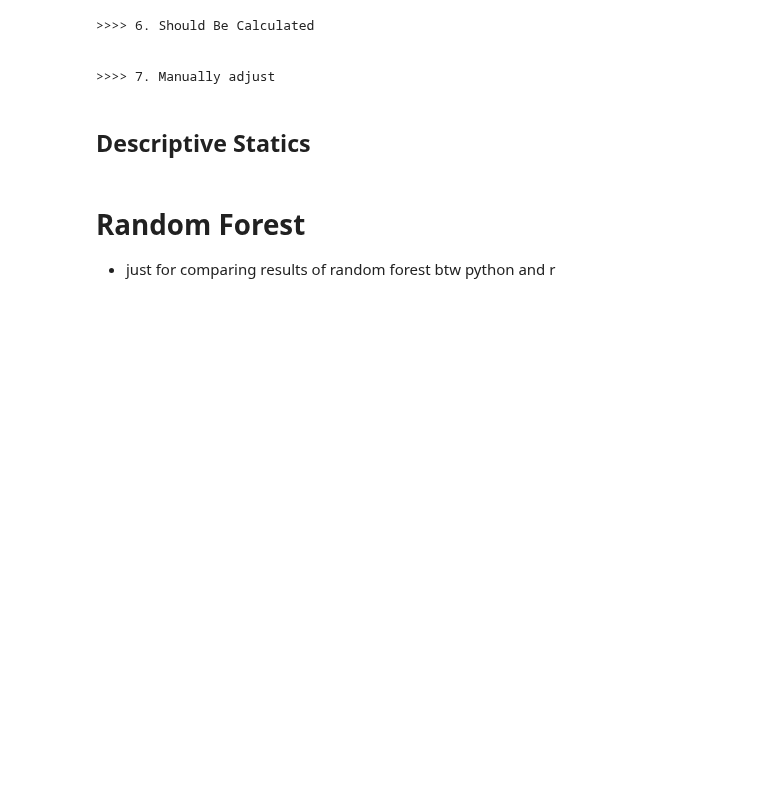
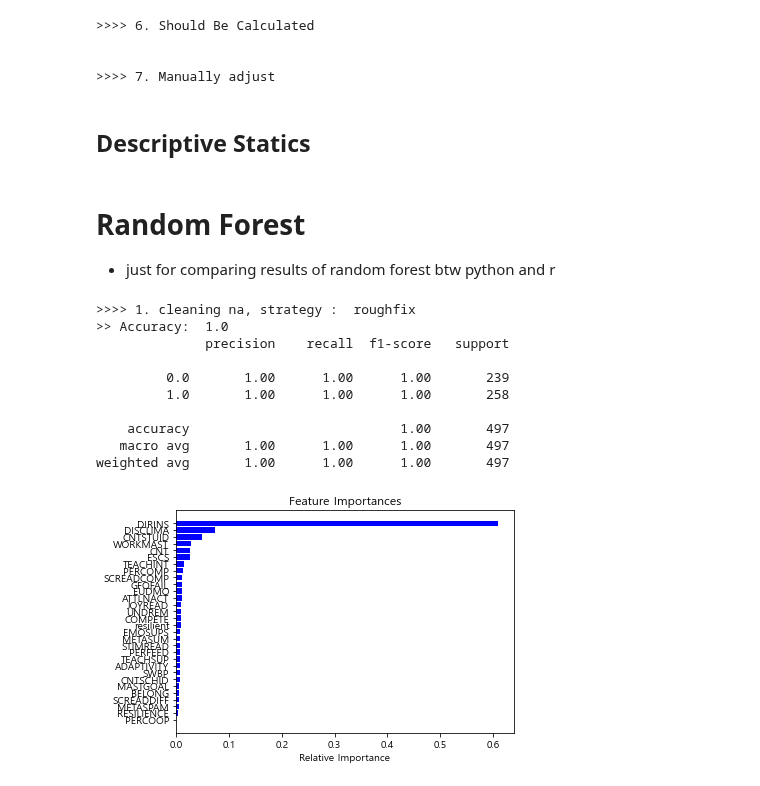
Before and after one commit to huni1023/Research, a Jupyter notebook: MixedRF/analysis.ipynb, the cells around one changed output. Cells and saved outputs as stored; diff of their text form; code cells hidden in the pictures; blank space fills up the shorter version.

```diff
--- a/MixedRF/analysis.ipynb
+++ b/MixedRF/analysis.ipynb
@@ -942,0 +1032,18 @@ with pd.ExcelWriter(os.path.join(BASE_DIR, 'data', 'descriptive(cleaned).xlsx'))
+# %%
+rf = Model(data=df_SK)
+rf.cleaning(strategy='roughfix')
+rf_result = rf.fit_model(useless_column = 'CNT CNTSCHID CNTSTUID'.split(), target_col= 'resilient')
+rf.report()
+rf.visualize()
+# %% [output]
+>>>> 1. cleaning na, strategy :  roughfix
+>> Accuracy:  1.0
+              precision    recall  f1-score   support
+
+         0.0       1.00      1.00      1.00       239
+         1.0       1.00      1.00      1.00       258
+
+    accuracy                           1.00       497
+   macro avg       1.00      1.00      1.00       497
+weighted avg       1.00      1.00      1.00       497
+[figure, added]
```
Also changed, not shown: parts of 3 cells of this notebook, 6 other files.
